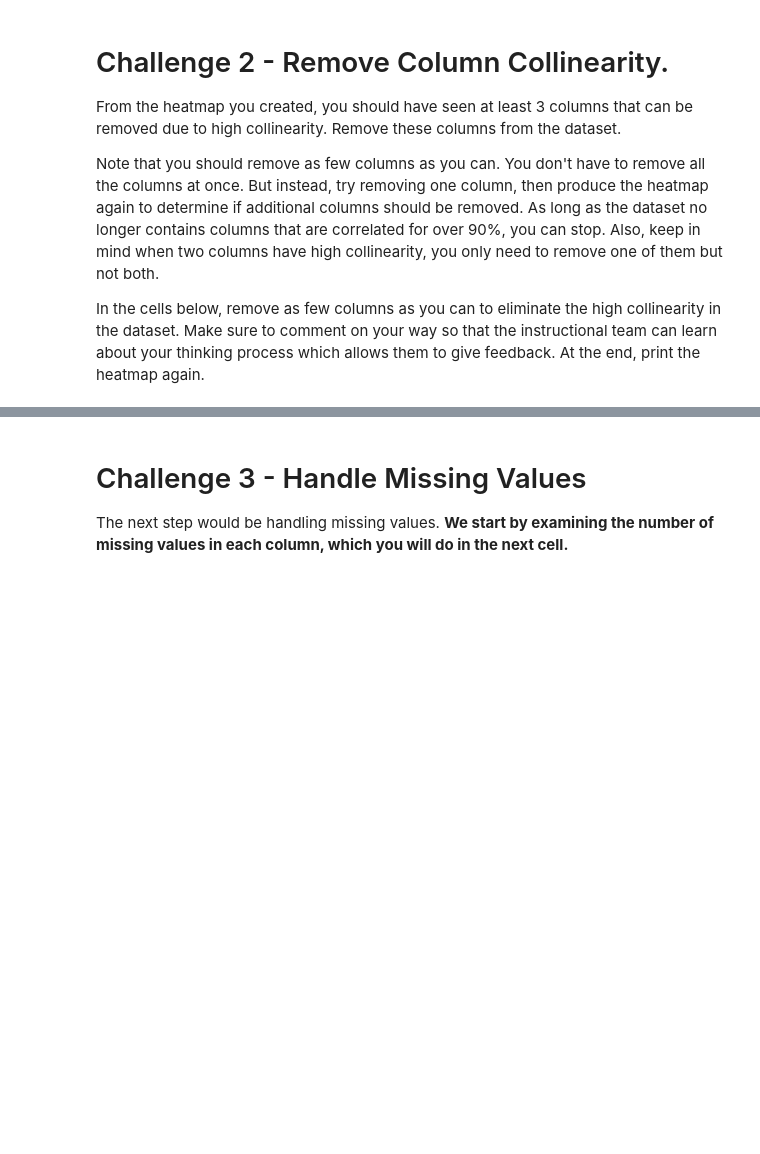
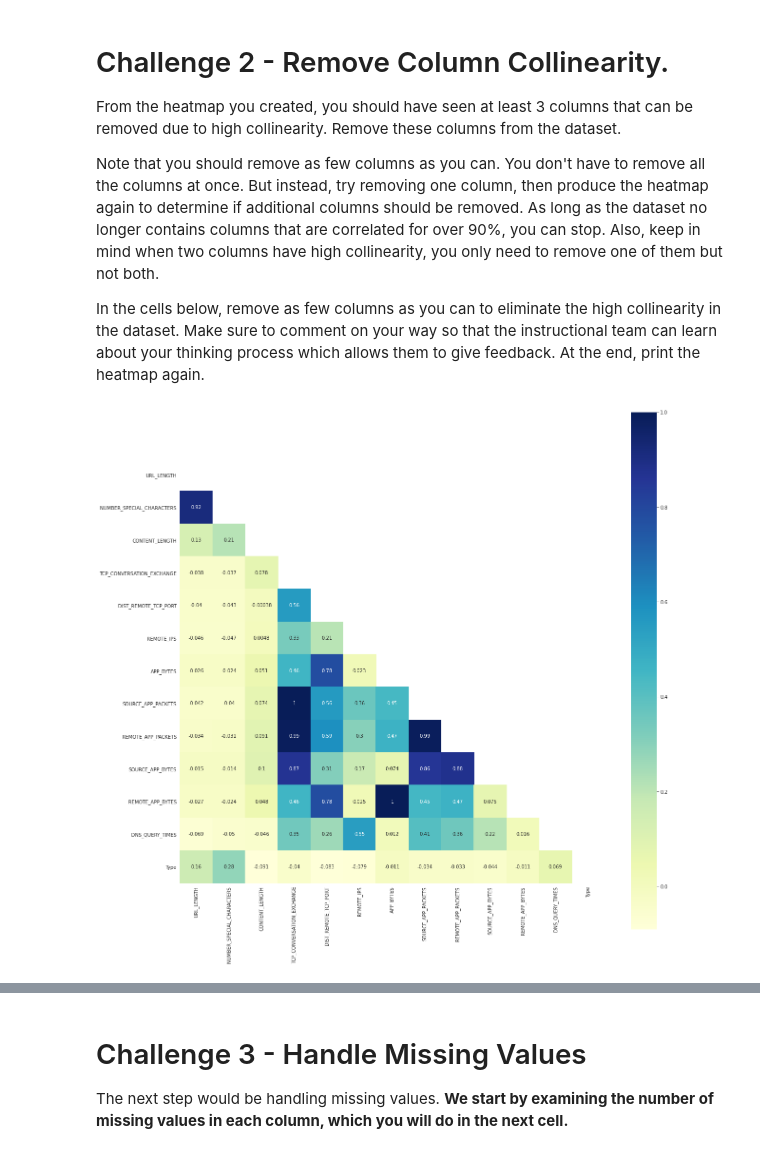
Before and after one commit to ta-data-lis/lab-supervised-learning, a Jupyter notebook: your-code/main.ipynb, the cells around one changed output, grey strips where cells are left out. Drawn from its saved outputs; the diff is of its cells as text; code cells hidden in the pictures; blank space fills up the shorter version.

```diff
--- a/your-code/main.ipynb
+++ b/your-code/main.ipynb
@@ -70,0 +116,8 @@ In the cells below, remove as few columns as you can to eliminate the high colli
+# %%
+# Removing "APP_PACKETS" since it is collinear with more than one other column
+
+websites = websites.drop("APP_PACKETS", axis=1)
+
+corr_heatmap(websites.corr())
+# %% [output]
+[figure, added]
```
Also changed, not shown: parts of 59 cells of this notebook.
